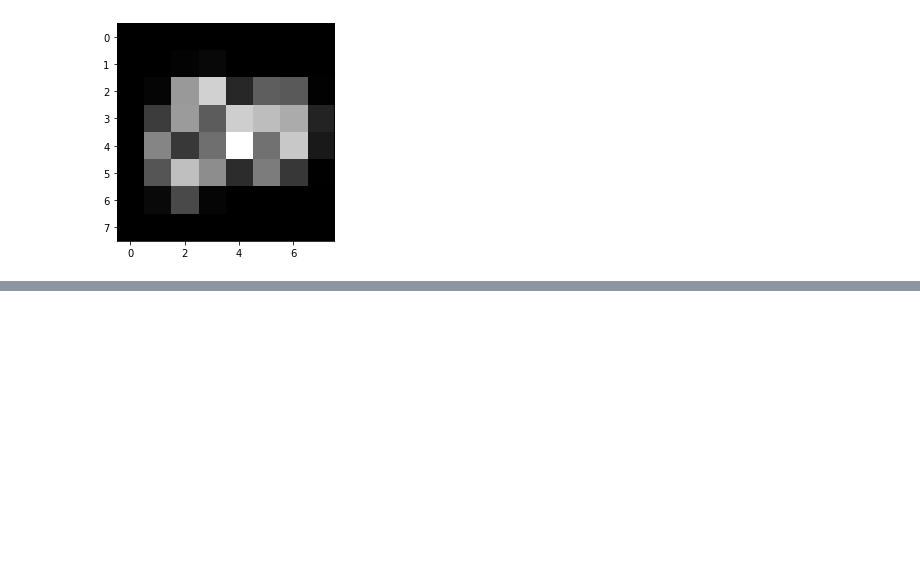
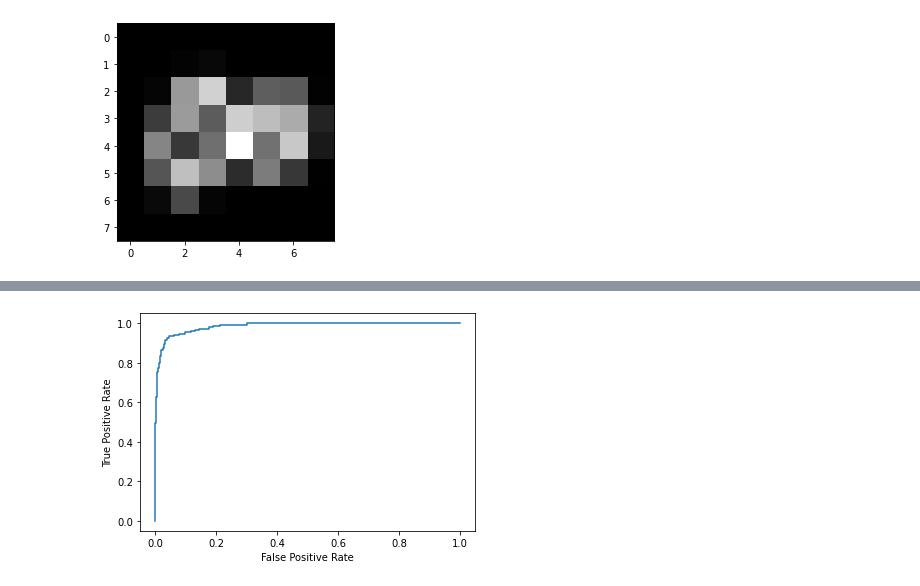
Before and after one commit to lmdeville/ML, a Jupyter notebook: Digit Classification.ipynb, the cells around one changed output, grey strips where cells are left out. Saved outputs shown, nothing was run; the diff lists cells and outputs as text; code cells hidden in the pictures; blank space fills up the shorter version.

```diff
--- a/Digit Classification.ipynb
+++ b/Digit Classification.ipynb
@@ -123,3 +152,10 @@ plt.savefig('roc6.png', bbox_inches='tight')
+# %%
+plt.plot(fpr5,tpr5)
+plt.ylabel('True Positive Rate')
+plt.xlabel('False Positive Rate')
+plt.savefig('roc5.png', bbox_inches='tight')
+# %% [output]
+[figure, added]
 # %%
 # confusion matrix
 confusion = confusion_matrix(y_test, rf_predictions)
```
Also changed, not shown: parts of 12 cells of this notebook, 20 other files.
